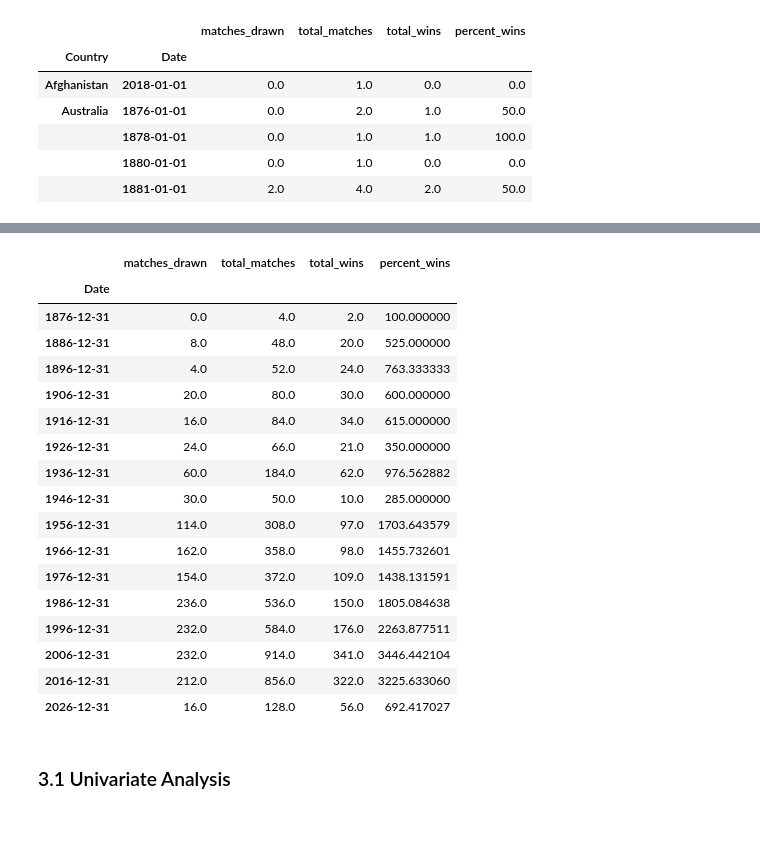
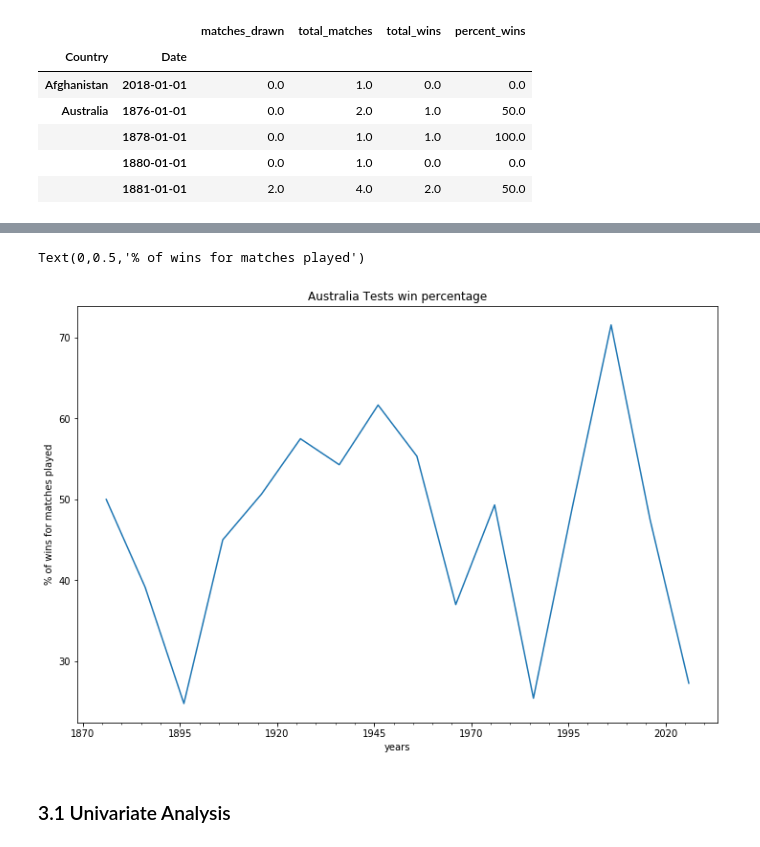
Before and after one commit to si-sa/Cricket-test-series-data, a Jupyter notebook: Cricket all test series web scraped data - Analysis and Exploration.ipynb, the cells around one changed output, grey strips where cells are left out. Saved outputs shown, nothing was run; the diff lists cells and outputs as text; code cells hidden in the pictures.

```diff
--- a/Cricket all test series web scraped data - Analysis and Exploration.ipynb
+++ b/Cricket all test series web scraped data - Analysis and Exploration.ipynb
@@ -533,38 +543,15 @@ df3.head()
 # %%
-# plt.plot(df3.loc['Australia'].index, df3.loc['Australia']['total_matches'])
-# plt.plot(df3.loc['Australia'].index, df3.loc['Australia']['matches_drawn'])
-# plt.plot(df3.loc['Australia'].index, df3.loc['Australia']['percent_wins'])
-# plt.legend(loc='upper left')
-# # plt.figure(figsize=(12, 8))
-# plt.show()
+# plt.plot(df3.loc['Australia'].groupby(pd.Grouper(freq='5A', level=0))['percent_wins'].mean())
 
-# df3.groupby(pd.Grouper(freq='10A', level=-1)).sum()
-
-# pd.to_datetime(df3.index, format='%Y')
-
-
-# fig, ax = plt.subplots(1, 1, figsize=(12, 8))
-# df3.loc['Australia']['percent_wins'].plot(use_index=True, figsize=(12, 8))
+fig, ax = plt.subplots(1, 1, figsize=(12, 8))
+df3.loc['Australia'].groupby(pd.Grouper(freq='10A', level=0))['percent_wins'].mean().plot(use_index=True, figsize=(12, 8))
+ax.set_title('Australia Tests win percentage')
+ax.set_xlabel('years')
+ax.set_ylabel('% of wins for matches played')
 # df3.loc['Australia']['total_matches'].plot(use_index=True)
 # %% [output]
-|  | matches_drawn | total_matches | total_wins | percent_wins |
-| Date |  |  |  |  |
-| 1876-12-31 | 0.0 | 4.0 | 2.0 | 100.000000 |
-| 1886-12-31 | 8.0 | 48.0 | 20.0 | 525.000000 |
-| 1896-12-31 | 4.0 | 52.0 | 24.0 | 763.333333 |
-| 1906-12-31 | 20.0 | 80.0 | 30.0 | 600.000000 |
-| 1916-12-31 | 16.0 | 84.0 | 34.0 | 615.000000 |
-| 1926-12-31 | 24.0 | 66.0 | 21.0 | 350.000000 |
-| 1936-12-31 | 60.0 | 184.0 | 62.0 | 976.562882 |
-| 1946-12-31 | 30.0 | 50.0 | 10.0 | 285.000000 |
-| 1956-12-31 | 114.0 | 308.0 | 97.0 | 1703.643579 |
-| 1966-12-31 | 162.0 | 358.0 | 98.0 | 1455.732601 |
-| 1976-12-31 | 154.0 | 372.0 | 109.0 | 1438.131591 |
-| 1986-12-31 | 236.0 | 536.0 | 150.0 | 1805.084638 |
-| 1996-12-31 | 232.0 | 584.0 | 176.0 | 2263.877511 |
-| 2006-12-31 | 232.0 | 914.0 | 341.0 | 3446.442104 |
-| 2016-12-31 | 212.0 | 856.0 | 322.0 | 3225.633060 |
-| 2026-12-31 | 16.0 | 128.0 | 56.0 | 692.417027 |
+Text(0,0.5,'% of wins for matches played')
+[figure, added]
 # %% [markdown]
 ### 3.1 Univariate Analysis
 # %%
```
Also changed, not shown: parts of 6 cells of this notebook.
